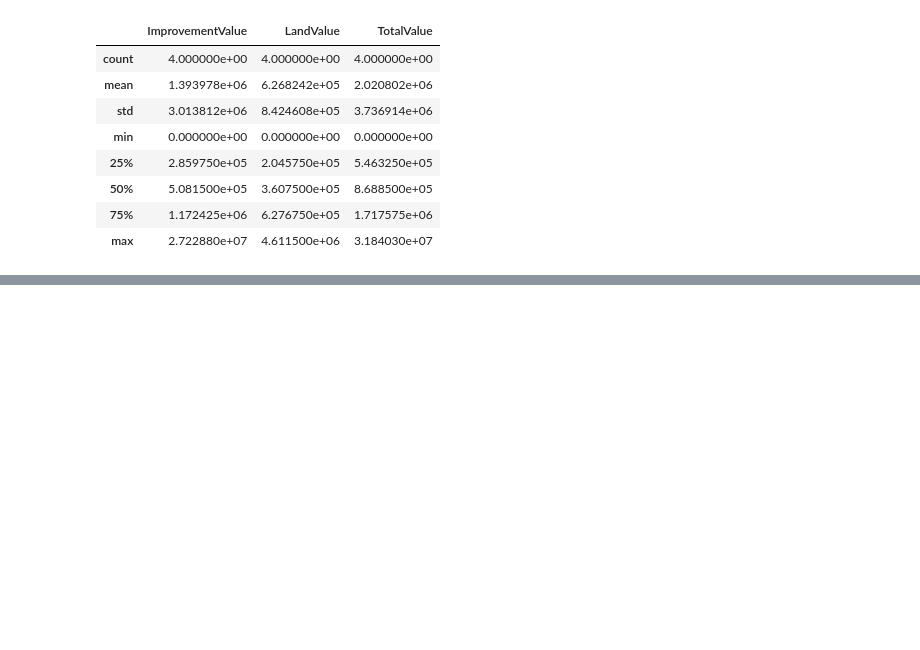
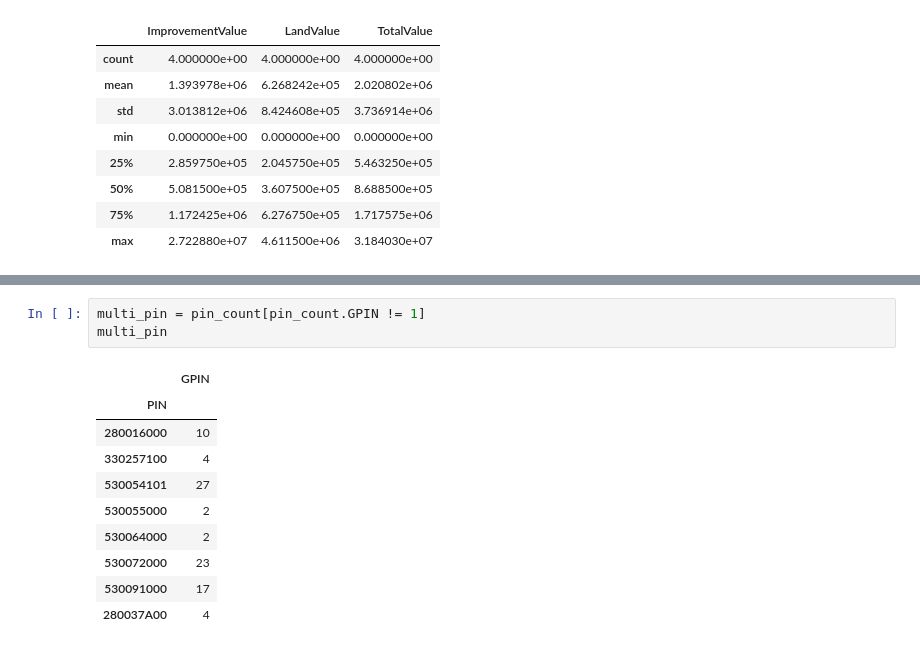
Before and after one commit to strmwtr/downtown_assessments, a Jupyter notebook: Downtown Assessments.ipynb, the cells around one changed output, grey strips where cells are left out. Cells and saved outputs as stored; diff of their text form; blank space fills up the shorter version.

```diff
--- a/Downtown Assessments.ipynb
+++ b/Downtown Assessments.ipynb
@@ -409,0 +362,14 @@ m
+# %%
+multi_pin = pin_count[pin_count.GPIN != 1]
+multi_pin
+# %% [output]
+|  | GPIN |
+| PIN |  |
+| 280016000 | 10 |
+| 330257100 | 4 |
+| 530054101 | 27 |
+| 530055000 | 2 |
+| 530064000 | 2 |
+| 530072000 | 23 |
+| 530091000 | 17 |
+| 280037A00 | 4 |
```
Also changed, not shown: parts of 49 cells of this notebook, 2 other files.
